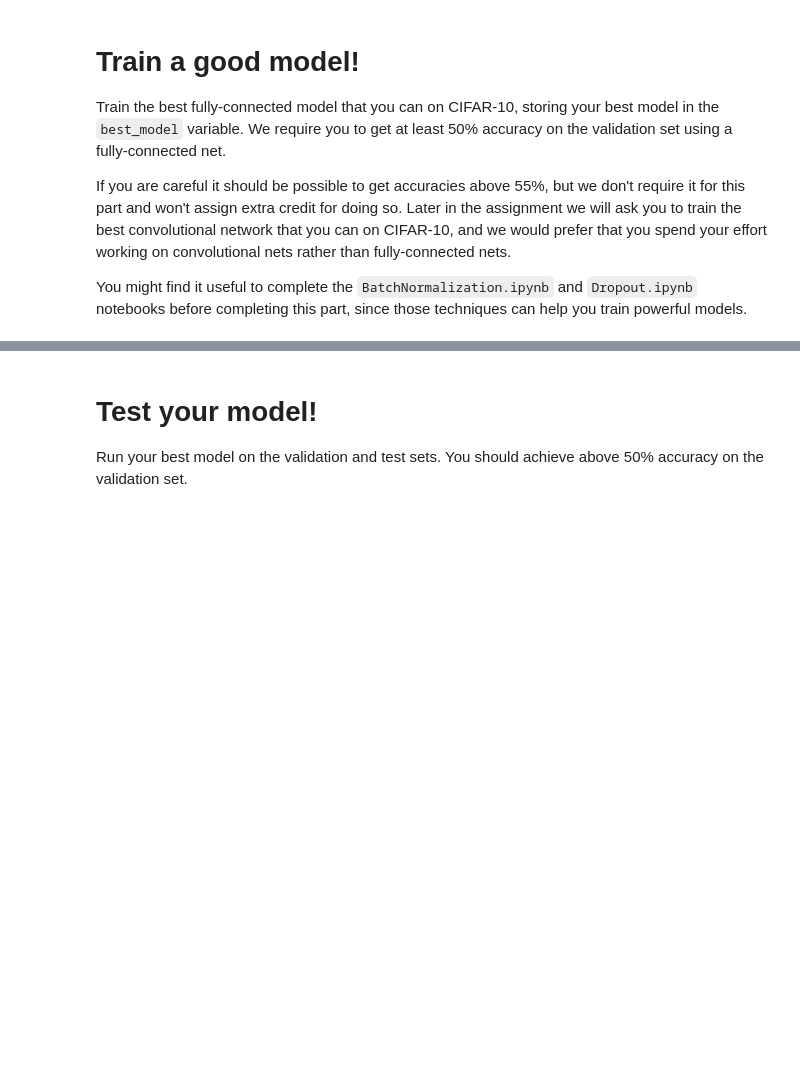
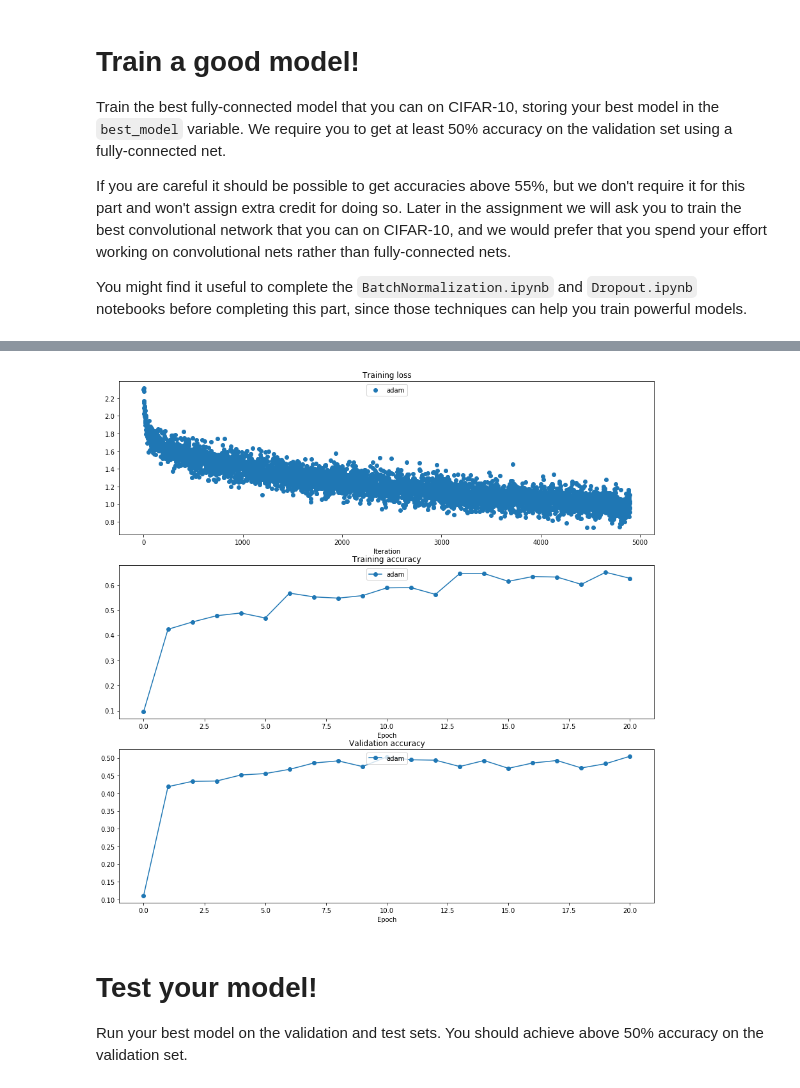
Before and after one commit to jvenepal/cs231n-spring2020, a Jupyter notebook: assignment2/FullyConnectedNets.ipynb, the cells around one changed output, grey strips where cells are left out. Saved outputs shown, nothing was run; the diff lists cells and outputs as text; code cells hidden in the pictures; blank space fills up the shorter version.

```diff
--- a/assignment2/FullyConnectedNets.ipynb
+++ b/assignment2/FullyConnectedNets.ipynb
@@ -858,0 +948,50 @@ pass
+# %%
+best_model = None
+################################################################################
+# TODO: Train the best FullyConnectedNet that you can on CIFAR-10. You might   #
+# find batch/layer normalization and dropout useful. Store your best model in  #
+# the best_model variable.                                                     #
+################################################################################
+# *****START OF YOUR CODE (DO NOT DELETE/MODIFY THIS LINE)*****
+solvers = {}
+hidden_dims = [500, 100] # having a deep network doens't seem to improve val accu
+model = FullyConnectedNet(hidden_dims, input_dim=3*32*32, num_classes=10,
+                          weight_scale=3e-4, reg=5e-6, dtype=np.float64)
+solver = Solver(model, data, update_rule='adam', batch_size=200,
+                num_epochs=20, optim_config={'learning_rate': 1e-3}, print_every=200)
+
+%time solver.train()
+solvers['adam'] = solver
+
+plt.subplot(3, 1, 1)
+plt.title('Training loss')
+plt.xlabel('Iteration')
+
+plt.subplot(3, 1, 2)
+plt.title('Training accuracy')
+plt.xlabel('Epoch')
+
+plt.subplot(3, 1, 3)
+plt.title('Validation accuracy')
+plt.xlabel('Epoch')
+
+for update_rule, solver in list(solvers.items()):
+  plt.subplot(3, 1, 1)
+  plt.plot(solver.loss_history, 'o', label=update_rule)
+
+  plt.subplot(3, 1, 2)
+  plt.plot(solver.train_acc_history, '-o', label=update_rule)
+
+  plt.subplot(3, 1, 3)
+  plt.plot(solver.val_acc_history, '-o', label=update_rule)
+
+for i in [1, 2, 3]:
+  plt.subplot(3, 1, i)
+  plt.legend(loc='upper center', ncol=4)
+plt.gcf().set_size_inches(15, 15)
+plt.show()
+# *****END OF YOUR CODE (DO NOT DELETE/MODIFY THIS LINE)*****
+################################################################################
+#                              END OF YOUR CODE                                #
+################################################################################
+# %% [output]
@@ -859,3 +1015,4 @@ pass
+[figure, added]
 # %% [markdown]
 # Test your model!
 Run your best model on the validation and test sets. You should achieve above 50% accuracy on the validation set.
```
Also changed, not shown: parts of 23 cells of this notebook, 5 other files.
